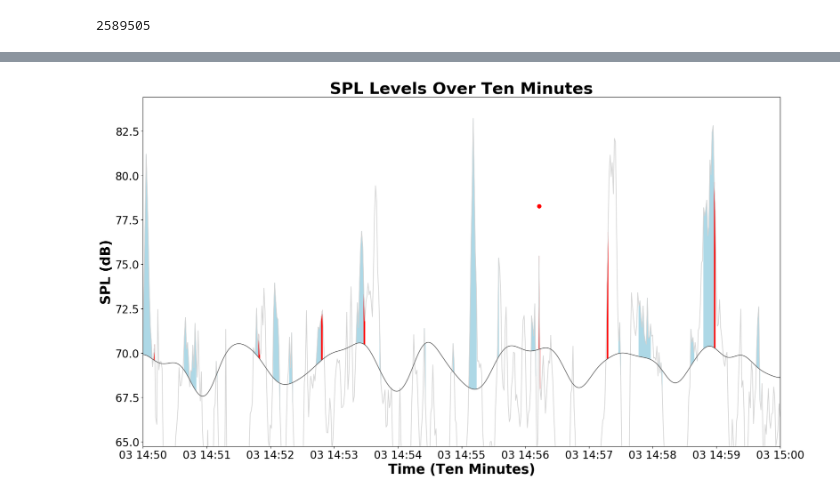
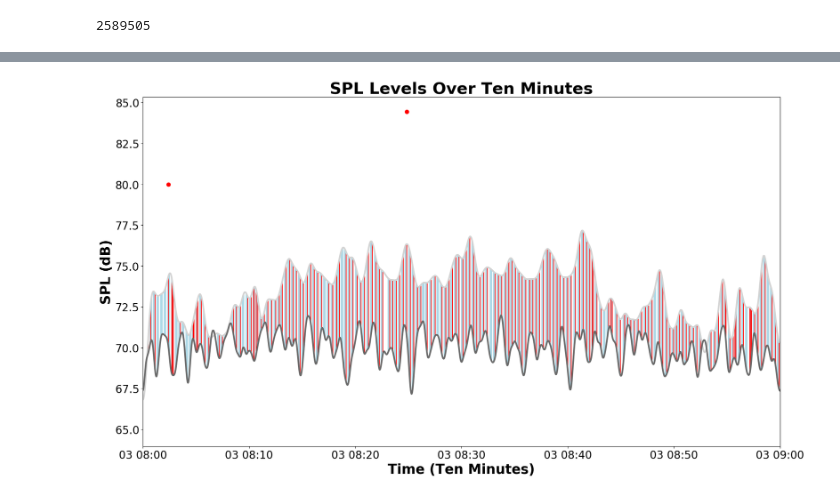
Before and after one commit to marin-hyatt/public-redhook-analysis, a Jupyter notebook: Truck_Analysis.ipynb, the cells around one changed output, grey strips where cells are left out. Saved outputs shown, nothing was run; the diff lists cells and outputs as text; code cells hidden in the pictures.

```diff
--- a/Truck_Analysis.ipynb
+++ b/Truck_Analysis.ipynb
@@ -1744,9 +1773,9 @@ def plot_truck_clusters_scatter_median_final(joined_df_median, peak_window_size,
         raise Exception('Unknown smoothing type')
 
     ax1.plot(joined_df_median.iloc[::ds_factor].reset_index()['index'], \
-                 plot_y, color='lightgray', linewidth=1.3)
+                 plot_y, color='lightgray', linewidth=3)
     ax1.plot(joined_df_median.iloc[::ds_factor].reset_index()['index'], \
-                 plot_y_median, color='dimgray', linewidth=1.3)
+                 plot_y_median, color='dimgray', linewidth=3)
 
 #     Plot regions corresponding to other clusters
     other_where = (joined_df_median.iloc[::ds_factor]['assignment']==2) & (plot_y > plot_y_median)
@@ -1759,7 +1788,7 @@ def plot_truck_clusters_scatter_median_final(joined_df_median, peak_window_size,
                      color='lightblue', interpolate=False)
 
 #     print('truck fill index: ' + str(joined_df_median.iloc[::ds_factor].reset_index()['index']))
-    print(joined_df_median.iloc[::ds_factor][joined_df_median['assignment']==1].reset_index()['index'])
+#     print(joined_df_median.iloc[::ds_factor][joined_df_median['assignment']==1].reset_index()['index'])
 #     print(joined_df_median.iloc[::ds_factor][joined_df_median['assignment']==2].reset_index()['index'])
 
     #Plot regions corresponding to trucks
@@ -1792,6 +1821,6 @@ def plot_truck_clusters_scatter_median_final(joined_df_median, peak_window_size,
 #     plt.savefig('close_look.png')
 # %%
 plot_truck_clusters_scatter_median_final\
-(removed_all_joined_df_cut_median['2019-06-03 14:50:00-04:00':'2019-06-03 15:00:00-04:00'], \
-                            7, 0.5, 10, 1, 'gaussian')
+(removed_all_joined_df_cut_median['2019-06-03 08:00:00-04:00':'2019-06-03 09:00:00-04:00'], \
+                            7, 20, 10, 1, 'gaussian')
 # %% [output]
@@ -1815,4 +1833,4 @@ Name: index, dtype: datetime64[ns, US/Eastern]
-[figure, old version]
+[figure, new version]
 # %%
 def plot_truck_clusters_scatter_median_normalized(joined_df_median, peak_window_size, \
                                        smoothing_window_size, smoothing_window_size_ambient, ds_factor, smoothing):
```
Also changed, not shown: parts of 10 cells of this notebook, 16 other files.
